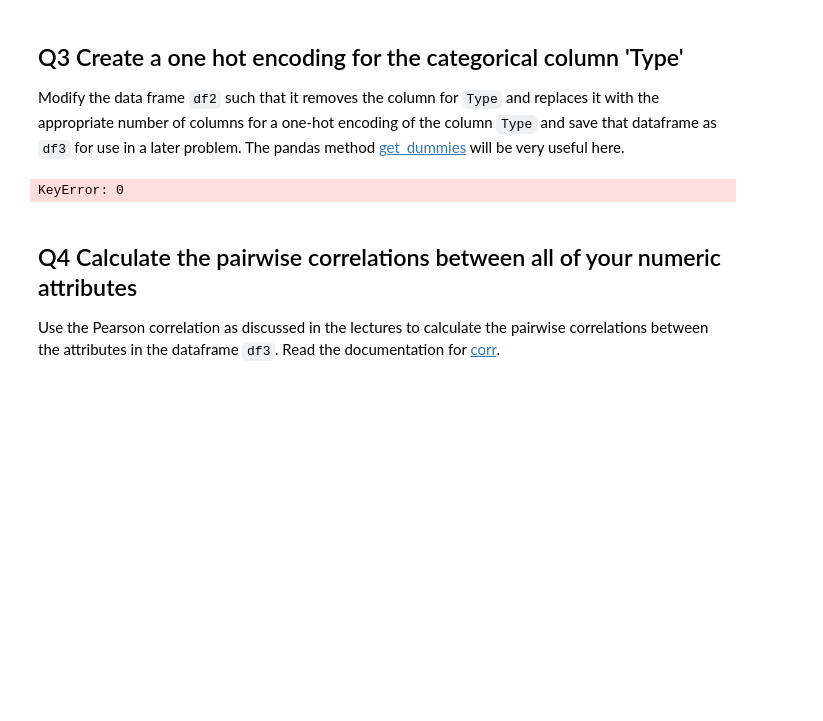
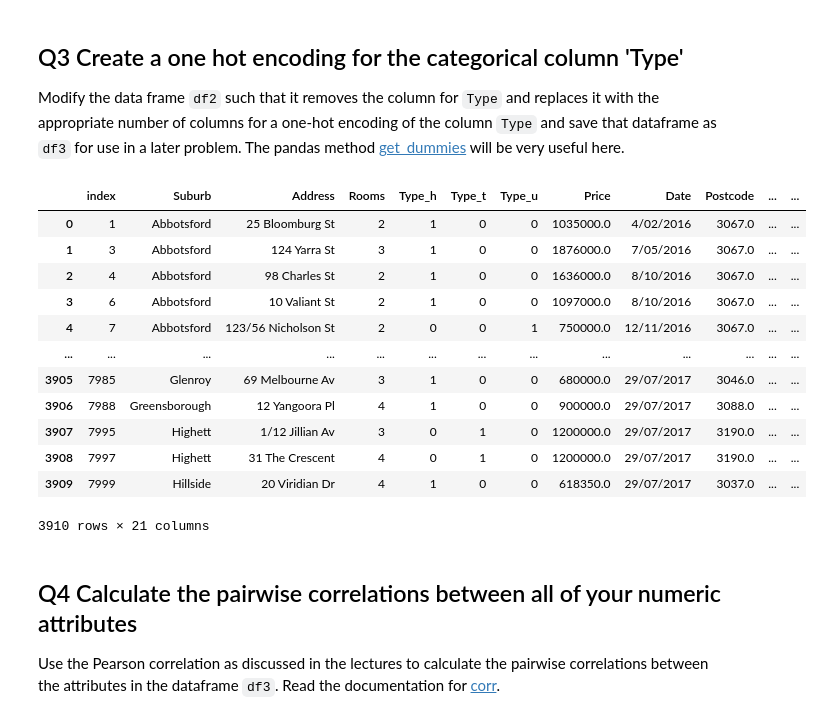
Before and after one commit to alex-chiu/CS329E-Data-Analytics, a Jupyter notebook: HW3/CS329E_HW3_Ella.ipynb, the cells around one changed output. Cells and saved outputs as stored; diff of their text form; code cells hidden in the pictures; blank space fills up the shorter version.

```diff
--- a/HW3/CS329E_HW3_Ella.ipynb
+++ b/HW3/CS329E_HW3_Ella.ipynb
@@ -71,20 +85,30 @@ df1
 ## Q3 Create a one hot encoding for the categorical column 'Type'
 Modify the data frame `df2` such that it removes the column for `Type` and replaces it with the appropriate number of columns for a one-hot encoding of the column `Type` and save that dataframe as `df3` for use in a later problem. The pandas method [get_dummies](https://pandas.pydata.org/pandas-docs/stable/reference/api/pandas.get_dummies.html) will be very useful here.
 # %%
-df2 = df1.drop("Type",1)
-ind = df1.columns.get_loc("Type")
-ind
-ohe = pd.get_dummies(df1["Type"],prefix = "Type",columns="Type")
+df3 = df2.drop("Type",1)
+ind = df2.columns.get_loc("Type")
 
-"""
+ohe = pd.get_dummies(df2["Type"],prefix = "Type",columns="Type")
+
 
 for i in range(len(ohe.columns)):
-    df2.insert(ind+i,ohe.columns[i],ohe[i])
-    print(ohe[i])
-    #df3 = df2.insert(ind+i,str(i),ohe)
-df3"""
+    df3.insert(ind+i,ohe.columns[i],ohe[ohe.columns[i]])
+
+df3
 # %% [output]
+|  | index | Suburb | Address | Rooms | Type_h | Type_t | Type_u | Price | Date | Postcode | ... | ... |
+| 0 | 1 | Abbotsford | 25 Bloomburg St | 2 | 1 | 0 | 0 | 1035000.0 | 4/02/2016 | 3067.0 | ... | ... |
+| 1 | 3 | Abbotsford | 124 Yarra St | 3 | 1 | 0 | 0 | 1876000.0 | 7/05/2016 | 3067.0 | ... | ... |
+| 2 | 4 | Abbotsford | 98 Charles St | 2 | 1 | 0 | 0 | 1636000.0 | 8/10/2016 | 3067.0 | ... | ... |
+| 3 | 6 | Abbotsford | 10 Valiant St | 2 | 1 | 0 | 0 | 1097000.0 | 8/10/2016 | 3067.0 | ... | ... |
+| 4 | 7 | Abbotsford | 123/56 Nicholson St | 2 | 0 | 0 | 1 | 750000.0 | 12/11/2016 | 3067.0 | ... | ... |
+| ... | ... | ... | ... | ... | ... | ... | ... | ... | ... | ... | ... | ... |
+| 3905 | 7985 | Glenroy | 69 Melbourne Av | 3 | 1 | 0 | 0 | 680000.0 | 29/07/2017 | 3046.0 | ... | ... |
+| 3906 | 7988 | Greensborough | 12 Yangoora Pl | 4 | 1 | 0 | 0 | 900000.0 | 29/07/2017 | 3088.0 | ... | ... |
+| 3907 | 7995 | Highett | 1/12 Jillian Av | 3 | 0 | 1 | 0 | 1200000.0 | 29/07/2017 | 3190.0 | ... | ... |
+| 3908 | 7997 | Highett | 31 The Crescent | 4 | 0 | 1 | 0 | 1200000.0 | 29/07/2017 | 3190.0 | ... | ... |
+| 3909 | 7999 | Hillside | 20 Viridian Dr | 4 | 1 | 0 | 0 | 618350.0 | 29/07/2017 | 3037.0 | ... | ... |
-KeyError: 0
+3910 rows × 21 columns
 # %% [markdown]
 ## Q4 Calculate the pairwise correlations between all of your numeric attributes
 Use the Pearson correlation as discussed in the lectures to calculate the pairwise correlations between the attributes in the dataframe `df3`. Read the documentation for [corr](https://pandas.pydata.org/pandas-docs/stable/reference/api/pandas.DataFrame.corr.html).
```
Also changed, not shown: parts of 9 cells of this notebook, 1 other file.
